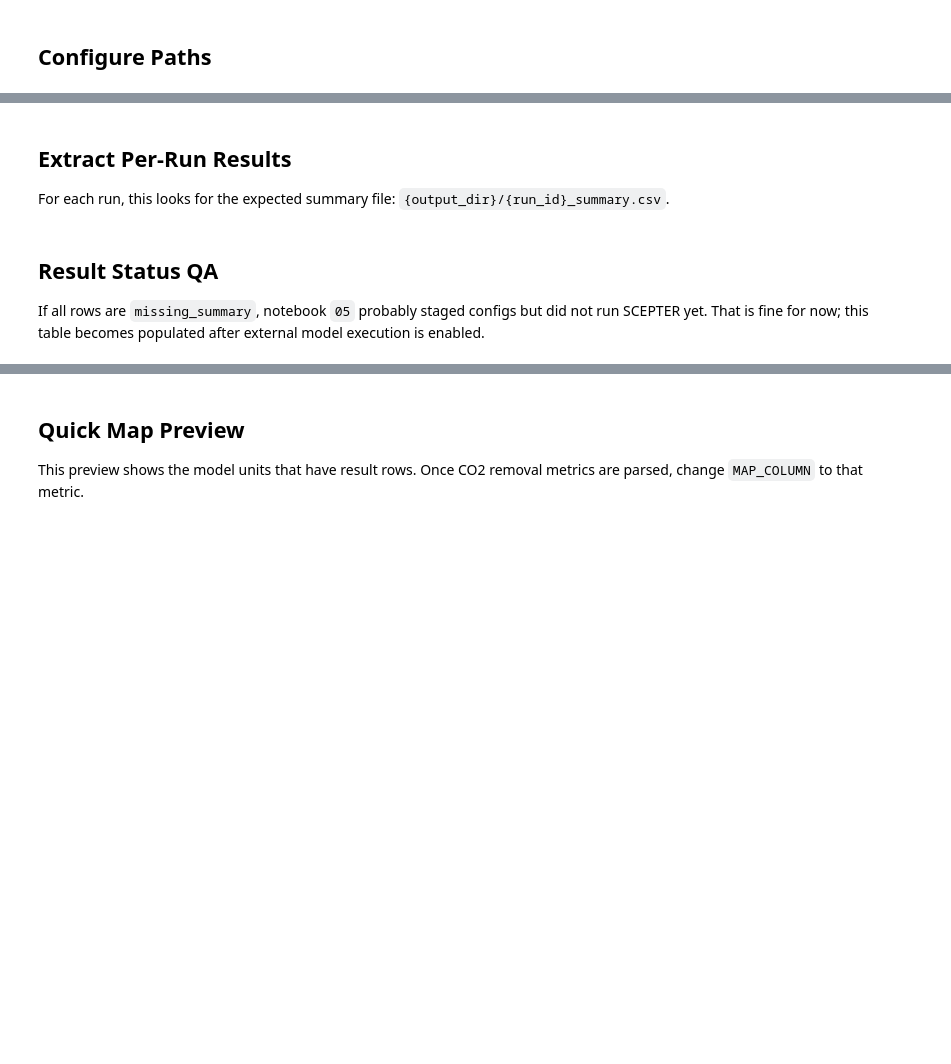
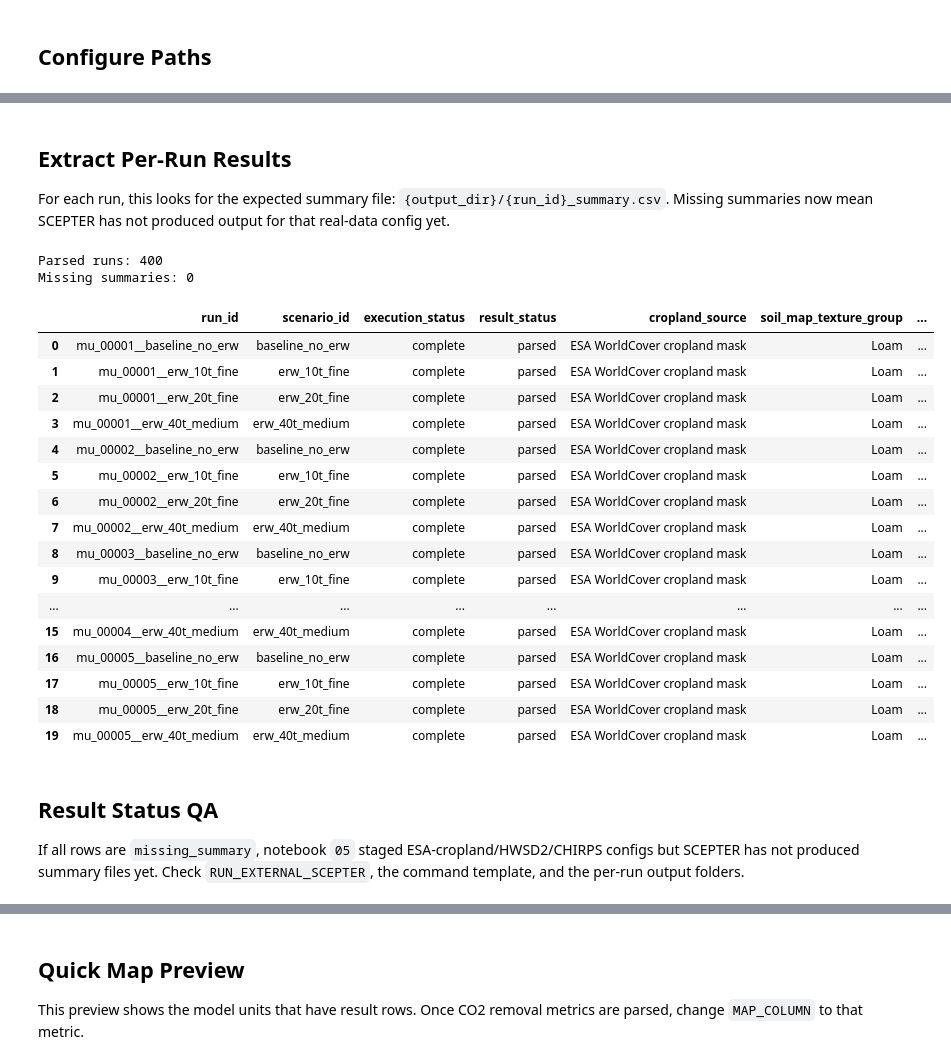
Before and after one commit to Paul-GL721/enhanced_rock_weathering, a Jupyter notebook: erw_spatial_mrv/notebooks/06_extract_scepter_outputs.ipynb, the cells around one changed output, grey strips where cells are left out. Saved outputs shown, nothing was run; the diff lists cells and outputs as text; code cells hidden in the pictures; blank space fills up the shorter version.

```diff
--- a/erw_spatial_mrv/notebooks/06_extract_scepter_outputs.ipynb
+++ b/erw_spatial_mrv/notebooks/06_extract_scepter_outputs.ipynb
@@ -125,17 +205,47 @@ manifest.groupby(["scenario_id", "status"]).size().rename("run_count").reset_ind
 # %% [markdown]
 ## Extract Per-Run Results
 
-For each run, this looks for the expected summary file: `{output_dir}/{run_id}_summary.csv`.
+For each run, this looks for the expected summary file: `{output_dir}/{run_id}_summary.csv`. Missing summaries now mean SCEPTER has not produced output for that real-data config yet.
 # %%
 results = extract_scepter_results(manifest)
 results.to_csv(RESULTS_TABLE_PATH, index=False)
 
 print(f"Parsed runs: {(results['result_status'] == 'parsed').sum():,}")
 print(f"Missing summaries: {(results['result_status'] == 'missing_summary').sum():,}")
-results[["run_id", "scenario_id", "execution_status", "result_status", "summary_path"]].head(20)
+preview_columns = [
+    "run_id",
+    "scenario_id",
+    "execution_status",
+    "result_status",
+    "cropland_source",
+    "soil_map_texture_group",
+    "rainfall_months_used",
+    "summary_path",
+]
+results[[column for column in preview_columns if column in results.columns]].head(20)
+# %% [output]
+Parsed runs: 400
+Missing summaries: 0
+|  | run_id | scenario_id | execution_status | result_status | cropland_source | soil_map_texture_group | ... |
+| 0 | mu_00001__baseline_no_erw | baseline_no_erw | complete | parsed | ESA WorldCover cropland mask | Loam | ... |
+| 1 | mu_00001__erw_10t_fine | erw_10t_fine | complete | parsed | ESA WorldCover cropland mask | Loam | ... |
+| 2 | mu_00001__erw_20t_fine | erw_20t_fine | complete | parsed | ESA WorldCover cropland mask | Loam | ... |
+| 3 | mu_00001__erw_40t_medium | erw_40t_medium | complete | parsed | ESA WorldCover cropland mask | Loam | ... |
+| 4 | mu_00002__baseline_no_erw | baseline_no_erw | complete | parsed | ESA WorldCover cropland mask | Loam | ... |
+| 5 | mu_00002__erw_10t_fine | erw_10t_fine | complete | parsed | ESA WorldCover cropland mask | Loam | ... |
+| 6 | mu_00002__erw_20t_fine | erw_20t_fine | complete | parsed | ESA WorldCover cropland mask | Loam | ... |
+| 7 | mu_00002__erw_40t_medium | erw_40t_medium | complete | parsed | ESA WorldCover cropland mask | Loam | ... |
+| 8 | mu_00003__baseline_no_erw | baseline_no_erw | complete | parsed | ESA WorldCover cropland mask | Loam | ... |
+| 9 | mu_00003__erw_10t_fine | erw_10t_fine | complete | parsed | ESA WorldCover cropland mask | Loam | ... |
+| ... | ... | ... | ... | ... | ... | ... | ... |
+| 15 | mu_00004__erw_40t_medium | erw_40t_medium | complete | parsed | ESA WorldCover cropland mask | Loam | ... |
+| 16 | mu_00005__baseline_no_erw | baseline_no_erw | complete | parsed | ESA WorldCover cropland mask | Loam | ... |
+| 17 | mu_00005__erw_10t_fine | erw_10t_fine | complete | parsed | ESA WorldCover cropland mask | Loam | ... |
+| 18 | mu_00005__erw_20t_fine | erw_20t_fine | complete | parsed | ESA WorldCover cropland mask | Loam | ... |
+| 19 | mu_00005__erw_40t_medium | erw_40t_medium | complete | parsed | ESA WorldCover cropland mask | Loam | ... |
 # %% [markdown]
 ## Result Status QA
 
-If all rows are `missing_summary`, notebook `05` probably staged configs but did not run SCEPTER yet. That is fine for now; this table becomes populated after external model execution is enabled.
+If all rows are `missing_summary`, notebook `05` staged ESA-cropland/HWSD2/CHIRPS configs but SCEPTER has not produced summary files yet. Check `RUN_EXTERNAL_SCEPTER`, the command template, and the per-run output folders.
 # %%
 status_table = results.groupby(["scenario_id", "execution_status", "result_status"]).size().rename("run_count").reset_index()
```
Also changed, not shown: parts of 15 cells of this notebook, 2 other files.
